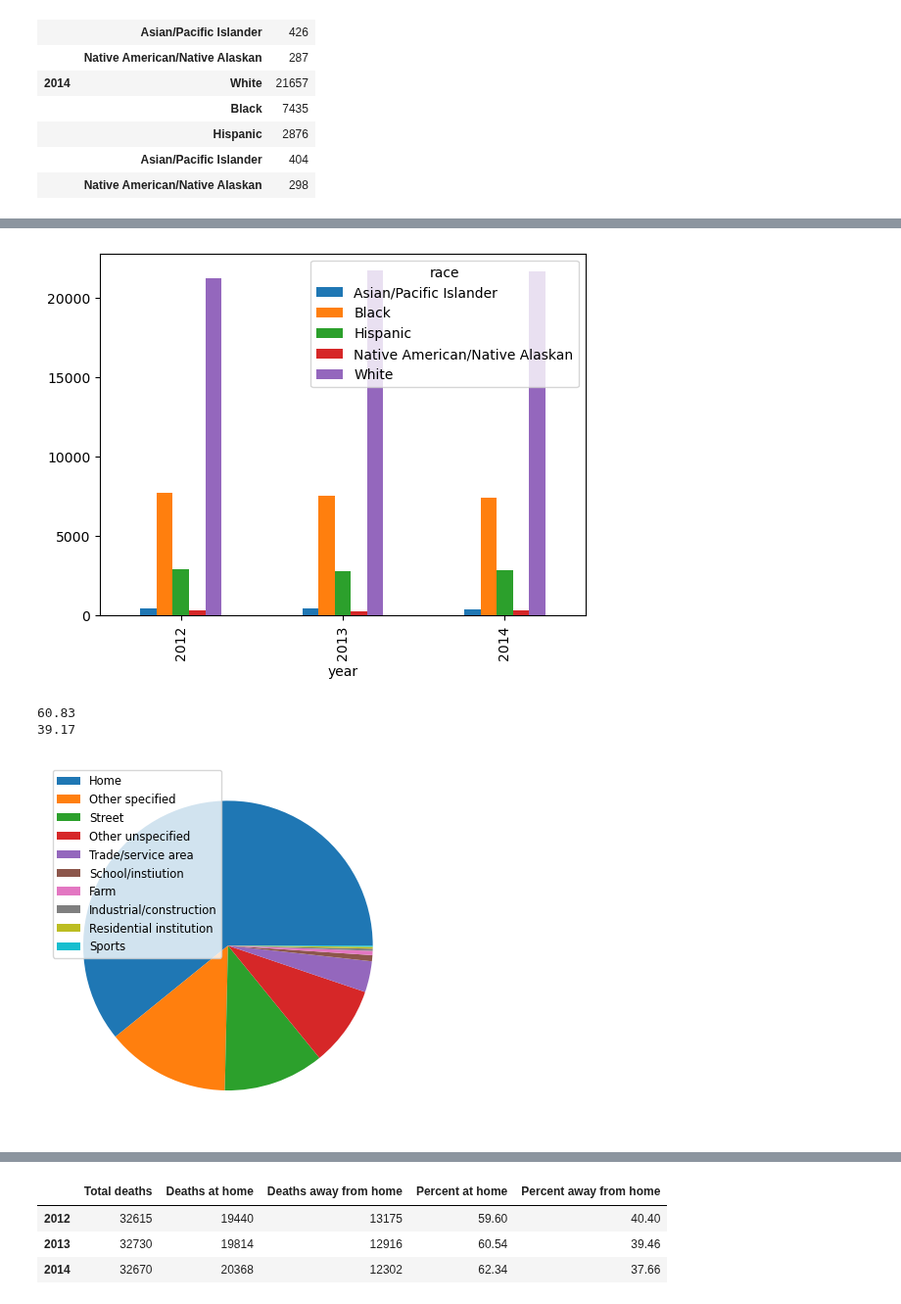
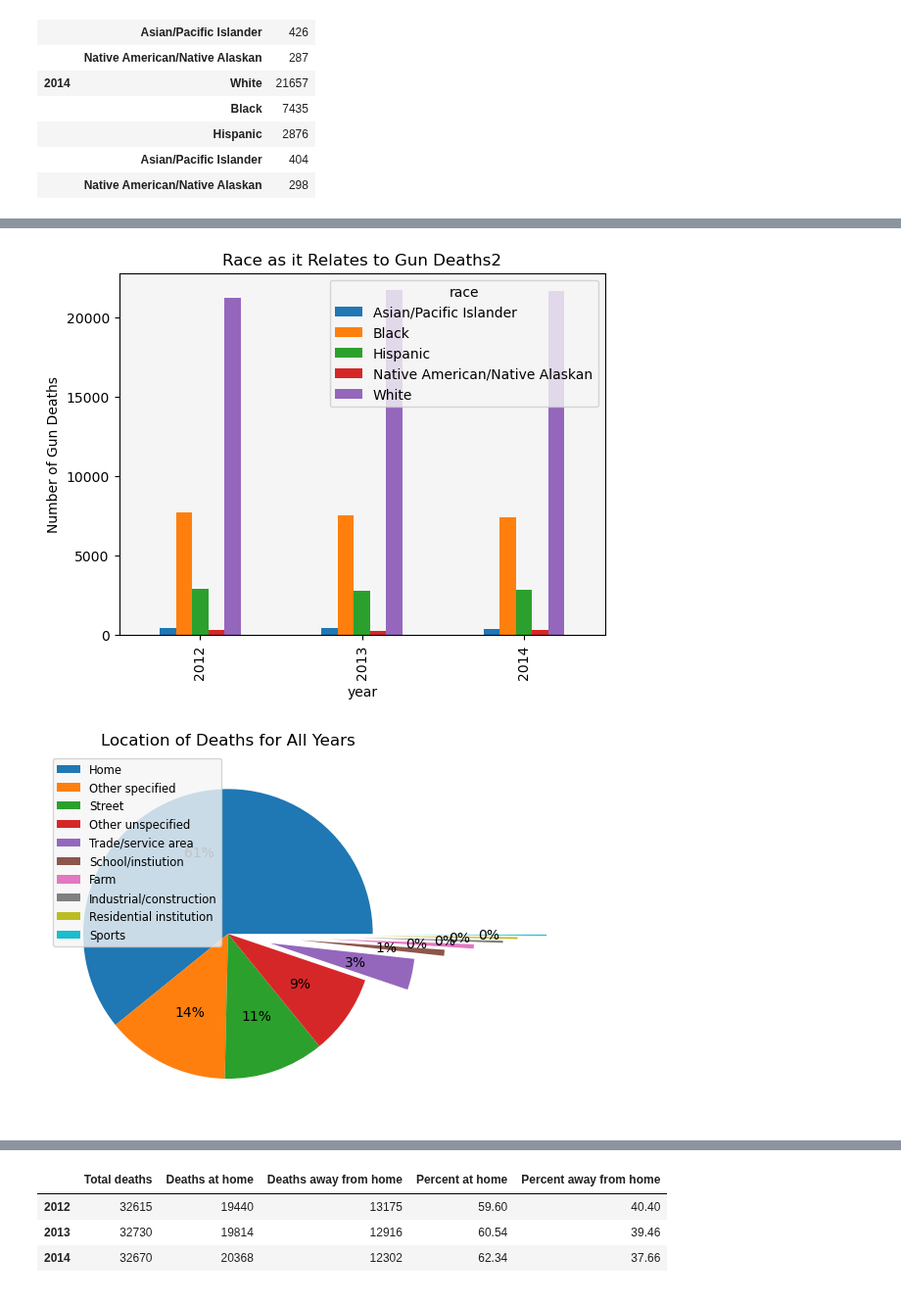
Before and after one commit to RianaBrown/Project1-Team3, a Jupyter notebook: Merged_Guns_in_America .ipynb, the cells around one changed output, grey strips where cells are left out. Shown at 98% size. Cells and saved outputs as stored; diff of their text form; code cells hidden in the pictures.

```diff
--- a/Merged_Guns_in_America .ipynb
+++ b/Merged_Guns_in_America .ipynb
@@ -174,35 +177,38 @@ race_index.head()
 pivot3 = race_index.pivot(index= "year",columns='race',values='count')
 pivot3.head()
 pivot3.plot(kind='bar')
+plt.title("Race as it Relates to Gun Deaths2")
+plt.ylabel("Number of Gun Deaths")
 plt.savefig("Output/race_bar.png")
 # %% [output]
-[figure, old version]
+[figure, new version]
 # %%
 #Are you more likely to die in your own home or the streets Rachel
 #make a pie chart
 total_deaths = new_df["age"].count()
 
 place_deaths = pd.Series(new_df["place"].value_counts())
 at_home_death = place_deaths["Home"]
 not_home_death = place_deaths["Other specified"] + place_deaths["Street"] + place_deaths["Other unspecified"] + place_deaths["Trade/service area"] + place_deaths["School/instiution"] + place_deaths["Farm"] + place_deaths["Industrial/construction"] + place_deaths["Residential institution"] + place_deaths["Sports"]
 not_home_death
 percent_home_death = round((at_home_death /total_deaths)*100,2)
-print(percent_home_death)
+
 percent_not_home_death = round((not_home_death /total_deaths)*100,2)
-print(percent_not_home_death)
+
 
 #taking all of the data across years, here is how places compare
 labels = ["Home","Other specified","Street","Other unspecified","Trade/service area","School/instiution","Farm","Industrial/construction","Residential institution","Sports"]
 sizes = [place_deaths["Home"],place_deaths["Other specified"],place_deaths["Street"],place_deaths["Other unspecified"],place_deaths["Trade/service area"],place_deaths["School/instiution"],place_deaths["Farm"],place_deaths["Industrial/construction"],place_deaths["Residential institution"],place_deaths["Sports"]]
 colors =["red","orange","blue","green","yellow","purple","lightskyblue","lightcoral","pink","turquoise"]
-piechart = plt.pie(sizes)
+params_explode = [0,0,0,0,0.3,0.5,0.7,0.9,1,1.2]
+#making pie chart
+piechart = plt.pie(sizes,autopct='%.f%%', explode= params_explode)
 plt.legend(labels, loc="upper left",fontsize= "small")
+plt.title("Location of Deaths for All Years")
 piechart
 plt.savefig("Output/placepie1.png")
 # %% [output]
-60.83
-39.17
-[figure, old version]
+[figure, new version]
 # %%
 #taking data from all years, home vs not home simplified graph
 labels = ["Home","Away from Home"]
```
Also changed, not shown: parts of 15 cells of this notebook, 11 other files.
